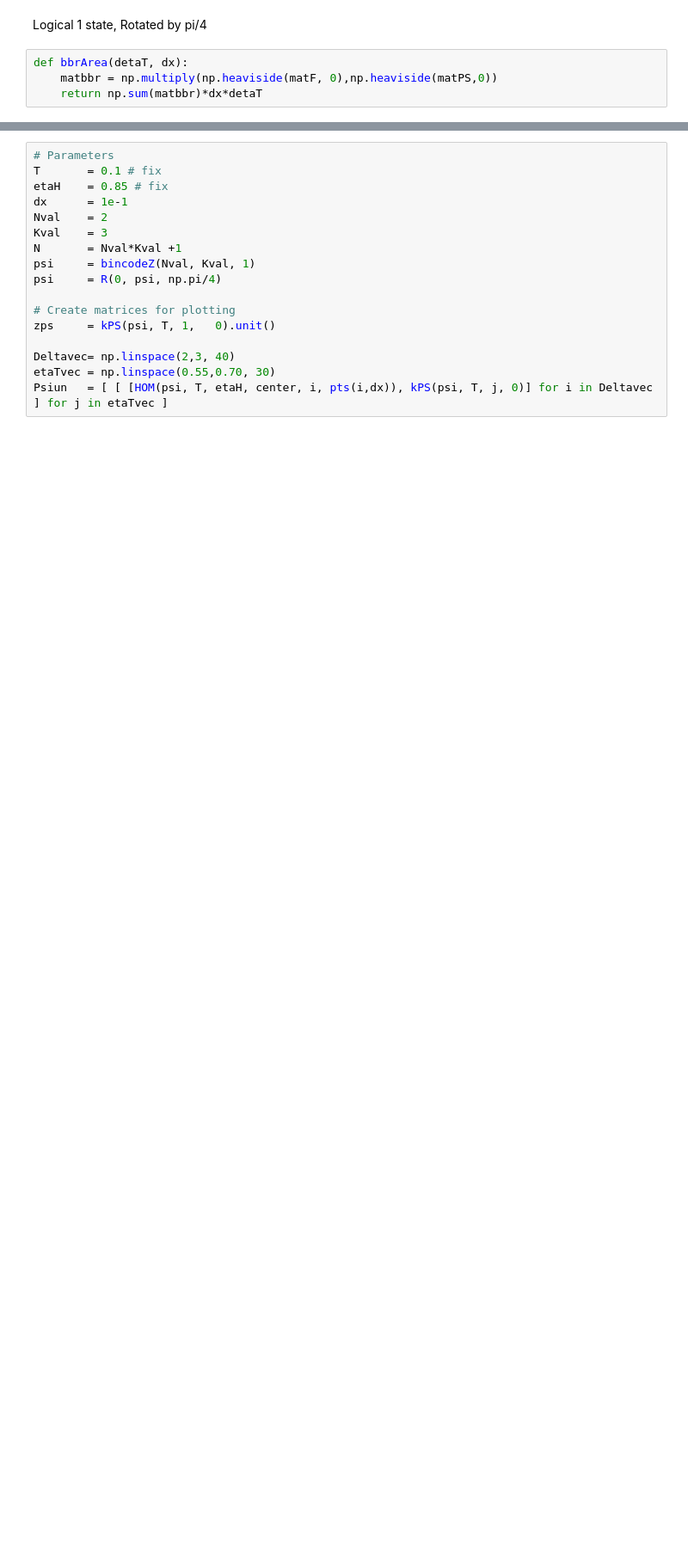
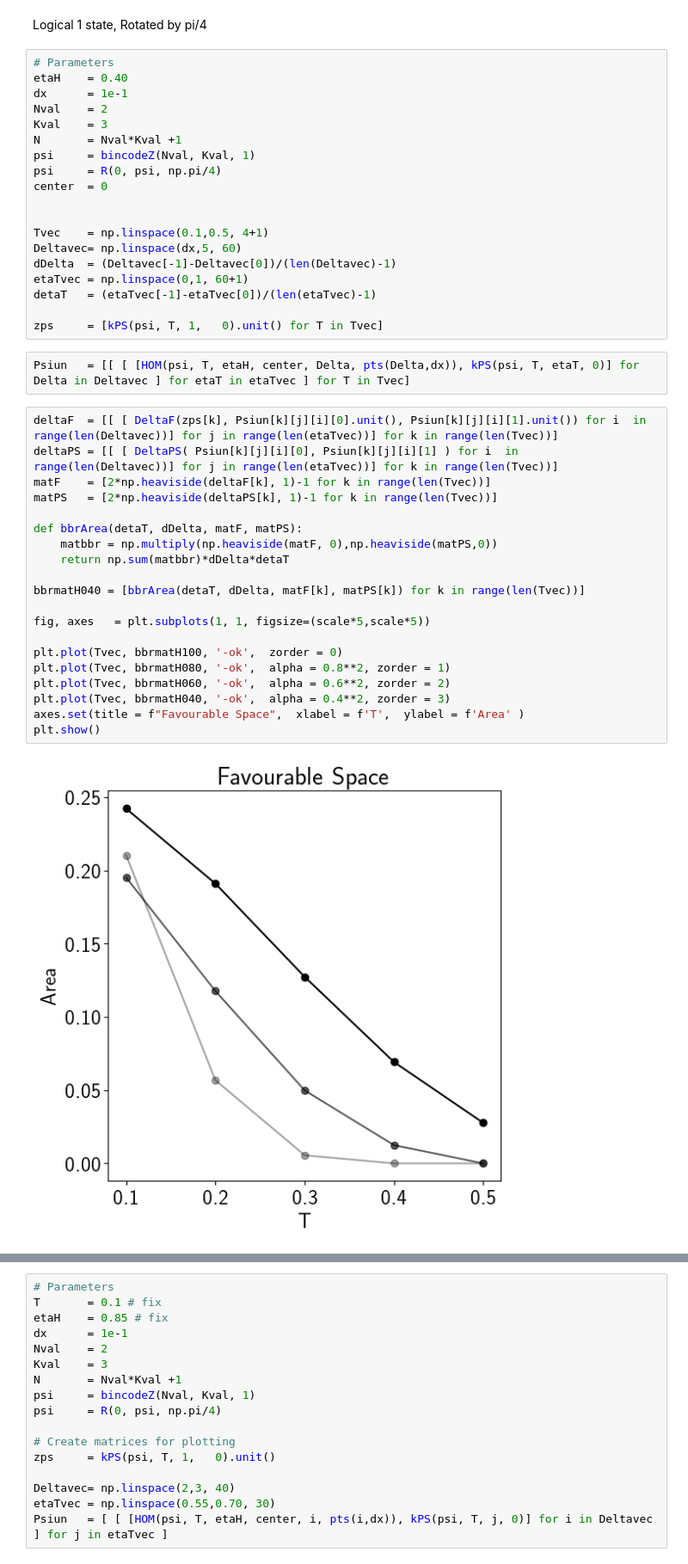
Before and after one commit to saurabh-shringarpure/ThrHomHet, a Jupyter notebook: bincode.ipynb, the cells around one changed output, grey strips where cells are left out. Shown at 86% size. Saved outputs shown, nothing was run; the diff lists cells and outputs as text; blank space fills up the shorter version.

Commit message:
Favourable space plots

```diff
--- a/bincode.ipynb
+++ b/bincode.ipynb
@@ -292,7 +292,46 @@ plt.show()
 [figure]
 # %% [markdown]
 Logical 1 state, Rotated by pi/4
-# %%
-def bbrArea(detaT, dx):
-    matbbr = np.multiply(np.heaviside(matF, 0),np.heaviside(matPS,0))
-    return np.sum(matbbr)*dx*detaT
+# %%
+# Parameters
+etaH    = 0.40
+dx      = 1e-1
+Nval    = 2
+Kval    = 3
+N       = Nval*Kval +1
+psi     = bincodeZ(Nval, Kval, 1)
+psi     = R(0, psi, np.pi/4)
+center  = 0
+
+
+Tvec    = np.linspace(0.1,0.5, 4+1)
+Deltavec= np.linspace(dx,5, 60)
+dDelta  = (Deltavec[-1]-Deltavec[0])/(len(Deltavec)-1)
+etaTvec = np.linspace(0,1, 60+1)
+detaT   = (etaTvec[-1]-etaTvec[0])/(len(etaTvec)-1)
+
+zps     = [kPS(psi, T, 1,   0).unit() for T in Tvec]
+# %%
+Psiun   = [[ [ [HOM(psi, T, etaH, center, Delta, pts(Delta,dx)), kPS(psi, T, etaT, 0)] for Delta in Deltavec ] for etaT in etaTvec ] for T in Tvec]
+# %%
+deltaF  = [[ [ DeltaF(zps[k], Psiun[k][j][i][0].unit(), Psiun[k][j][i][1].unit()) for i  in range(len(Deltavec))] for j in range(len(etaTvec))] for k in range(len(Tvec))]
+deltaPS = [[ [ DeltaPS( Psiun[k][j][i][0], Psiun[k][j][i][1] ) for i  in range(len(Deltavec))] for j in range(len(etaTvec))] for k in range(len(Tvec))]
+matF    = [2*np.heaviside(deltaF[k], 1)-1 for k in range(len(Tvec))]
+matPS   = [2*np.heaviside(deltaPS[k], 1)-1 for k in range(len(Tvec))]
+
+def bbrArea(detaT, dDelta, matF, matPS):
+    matbbr = np.multiply(np.heaviside(matF, 0),np.heaviside(matPS,0))
+    return np.sum(matbbr)*dDelta*detaT
+
+bbrmatH040 = [bbrArea(detaT, dDelta, matF[k], matPS[k]) for k in range(len(Tvec))]
+
+fig, axes   = plt.subplots(1, 1, figsize=(scale*5,scale*5))
+
+plt.plot(Tvec, bbrmatH100, '-ok',  zorder = 0)
+plt.plot(Tvec, bbrmatH080, '-ok',  alpha = 0.8**2, zorder = 1)
+plt.plot(Tvec, bbrmatH060, '-ok',  alpha = 0.6**2, zorder = 2)
+plt.plot(Tvec, bbrmatH040, '-ok',  alpha = 0.4**2, zorder = 3)
+axes.set(title = f"Favourable Space",  xlabel = f'T',  ylabel = f'Area' )
+plt.show()
+# %% [output]
+[figure, added]
```
Also changed, not shown: parts of 3 cells of this notebook.
